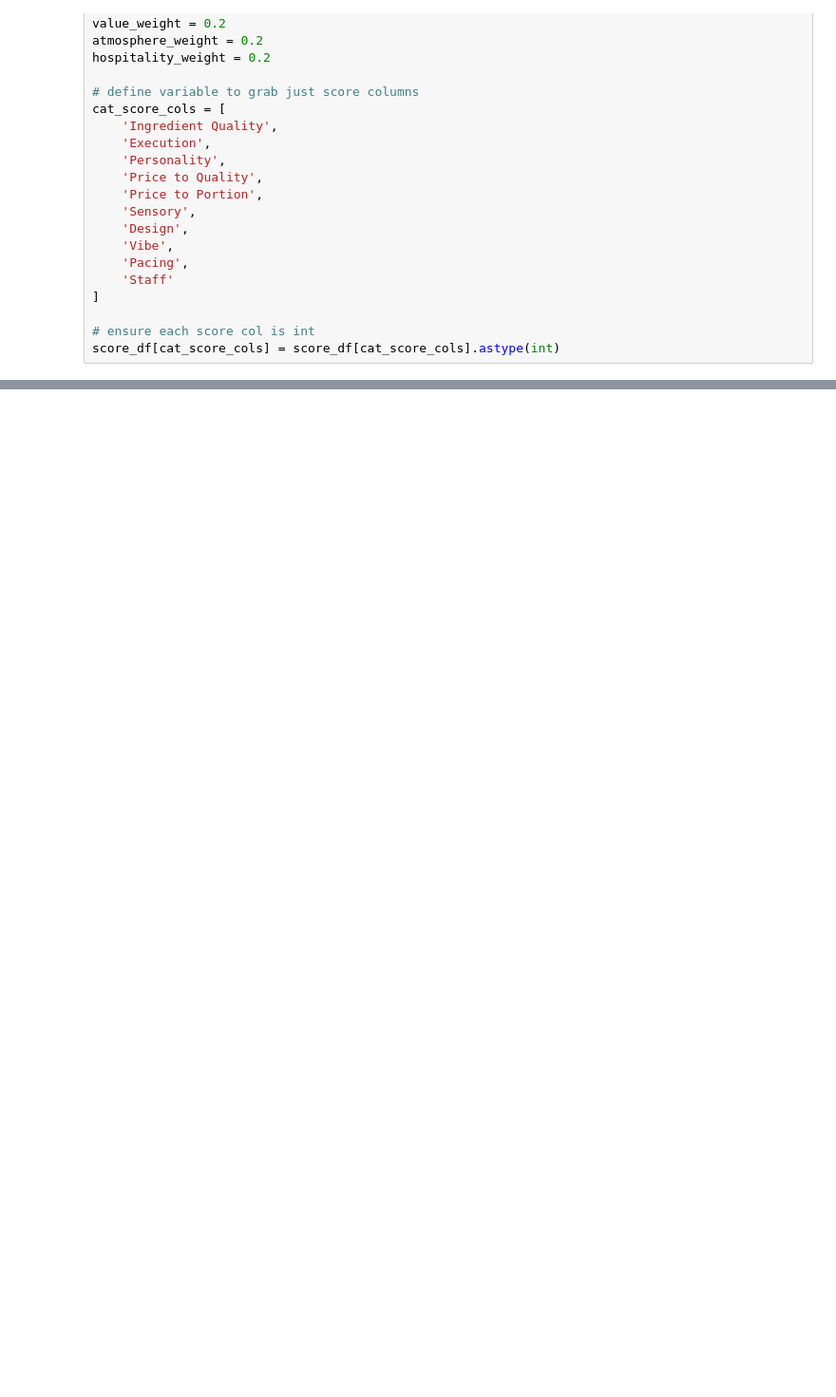
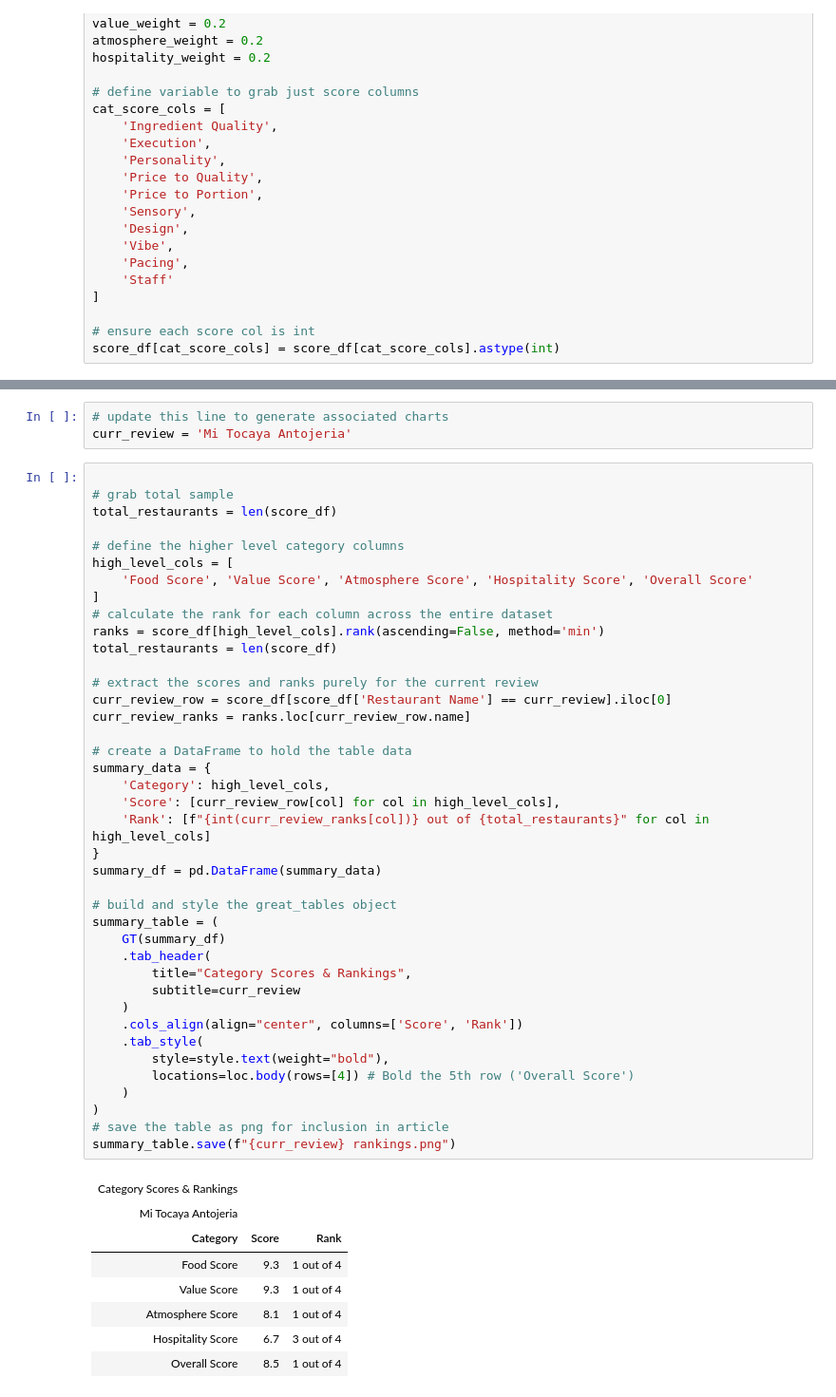
Before and after one commit to grantajason/bites-and-bytes, a Jupyter notebook: plates_and_plots.ipynb, the cells around one changed output, grey strips where cells are left out. Shown at 95% size. Drawn from its saved outputs; the diff is of its cells as text; blank space fills up the shorter version.

Commit message:
a bunch of stuff! aggregate ranking table, spider chart updates

```diff
--- a/plates_and_plots.ipynb
+++ b/plates_and_plots.ipynb
@@ -114,0 +119,52 @@ score_df.head()
+# %%
+# update this line to generate associated charts
+curr_review = 'Mi Tocaya Antojeria'
+# %%
+
+# grab total sample
+total_restaurants = len(score_df)
+
+# define the higher level category columns
+high_level_cols = [
+    'Food Score', 'Value Score', 'Atmosphere Score', 'Hospitality Score', 'Overall Score'
+]
+# calculate the rank for each column across the entire dataset
+ranks = score_df[high_level_cols].rank(ascending=False, method='min')
+total_restaurants = len(score_df)
+
+# extract the scores and ranks purely for the current review
+curr_review_row = score_df[score_df['Restaurant Name'] == curr_review].iloc[0]
+curr_review_ranks = ranks.loc[curr_review_row.name]
+
+# create a DataFrame to hold the table data
+summary_data = {
+    'Category': high_level_cols,
+    'Score': [curr_review_row[col] for col in high_level_cols],
+    'Rank': [f"{int(curr_review_ranks[col])} out of {total_restaurants}" for col in high_level_cols]
+}
+summary_df = pd.DataFrame(summary_data)
+
+# build and style the great_tables object
+summary_table = (
+    GT(summary_df)
+    .tab_header(
+        title="Category Scores & Rankings",
+        subtitle=curr_review
+    )
+    .cols_align(align="center", columns=['Score', 'Rank'])
+    .tab_style(
+        style=style.text(weight="bold"),
+        locations=loc.body(rows=[4]) # Bold the 5th row ('Overall Score')
+    )
+)
+# save the table as png for inclusion in article
+summary_table.save(f"{curr_review} rankings.png")
+# %% [output]
+| Category Scores & Rankings |  |  |
+| Mi Tocaya Antojeria |  |  |
+| Category | Score | Rank |
+| Food Score | 9.3 | 1 out of 4 |
+| Value Score | 9.3 | 1 out of 4 |
+| Atmosphere Score | 8.1 | 1 out of 4 |
+| Hospitality Score | 6.7 | 3 out of 4 |
+| Overall Score | 8.5 | 1 out of 4 |
```
Also changed, not shown: parts of 7 cells of this notebook, 2 other files.
